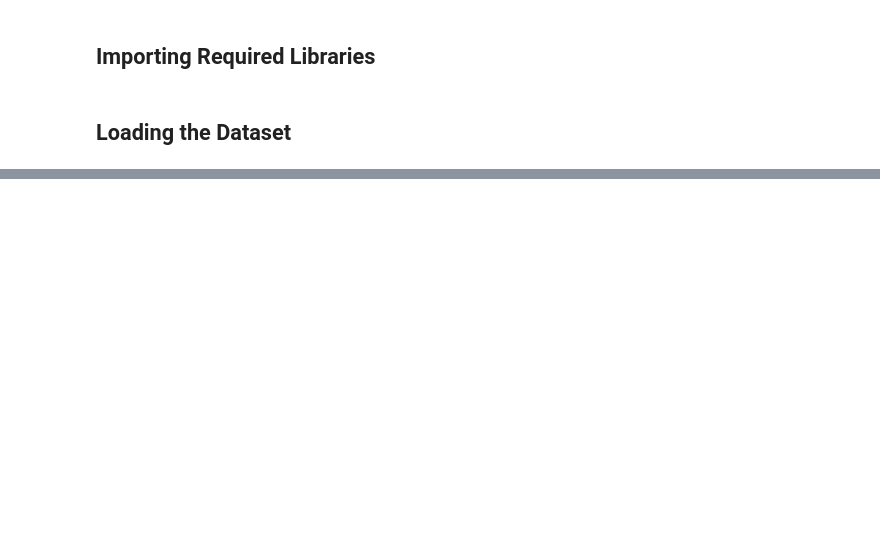
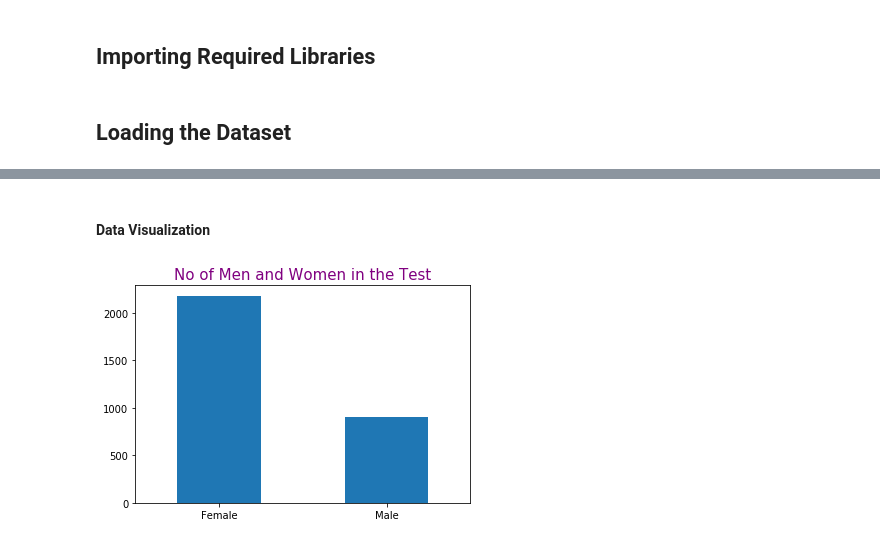
Before and after one commit to booorayan/DecisionTrees-SVM, a Jupyter notebook: Testing_for_Hypothyroidism_Using_Machine_Learning.ipynb, the cells around one changed output, grey strips where cells are left out. Drawn from its saved outputs; the diff is of its cells as text; code cells hidden in the pictures; blank space fills up the shorter version.

```diff
--- a/Testing_for_Hypothyroidism_Using_Machine_Learning.ipynb
+++ b/Testing_for_Hypothyroidism_Using_Machine_Learning.ipynb
@@ -10,0 +192,4 @@
+# %%
+# creating a new dataframe that replaces '?' with null values
+hypo_cl = hypot.replace('?', np.nan)
+hypo_cl.head()
@@ -10,0 +203,4 @@
+# %%
+# converting the column names to lowercase for uniformity.
+hypo_cl.columns = hypo_cl.columns.str.lower()
+hypo_cl.columns
@@ -10,0 +245,18 @@
+# %%
+# we'll use labelencoder because the categorical columns mostly have two - three distinct values
+# instantiating the label encoder object
+labelenc = LabelEncoder()
+
+# fitting and transforming the status column using label encoder object
+# 0 represents hypothyroidism and 1 represents negative
+hypo_cl['status'] = labelenc.fit_transform(hypo_cl['status'])
+
+# replacing string values with numbers 0 and 1
+# 0 represents male, 1 represents females
+# f/false is transformed to 0 and t/true is transformed to 1,
+# y/yes is transformed to 1 and n/no is transformed to 0.
+hypo_cl['sex'].replace({'M':0, 'F':1}, inplace=True)
+hypo_cl.replace({'f':0,'t':1, 'y':1, 'n':0}, inplace=True)
+
+# previewing the first five observations of the dataset
+hypo_cl.head()
@@ -10,0 +291,8 @@
+# %%
+# converting columns of object datatype to integer datatype using pd.to_numeric function
+obcols = hypo_cl.columns[hypo_cl.dtypes == object]
+
+hypo_cl[obcols ]= hypo_cl[obcols].apply(pd.to_numeric, errors='coerce')
+
+# confirming the change has been effected
+hypo_cl.info()
@@ -10,0 +319,10 @@
+# %% [markdown]
+#### Data Visualization
+# %%
+# plotting a barplot of the distributions of genders in the dataset
+hypo_cl.sex.value_counts().plot(kind='bar')
+plt.xticks((np.arange(0, 2,)), ('Female', 'Male'), rotation=360)
+plt.title('No of Men and Women in the Test', fontsize=15, color='purple')
+plt.show()
+# %% [output]
+[figure, added]
```
Also changed, not shown: parts of 121 cells of this notebook.
